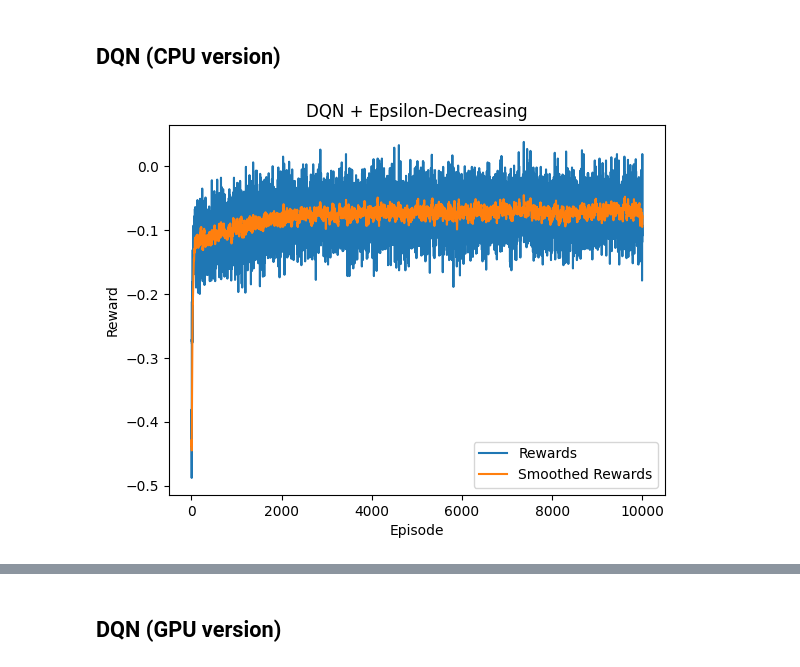
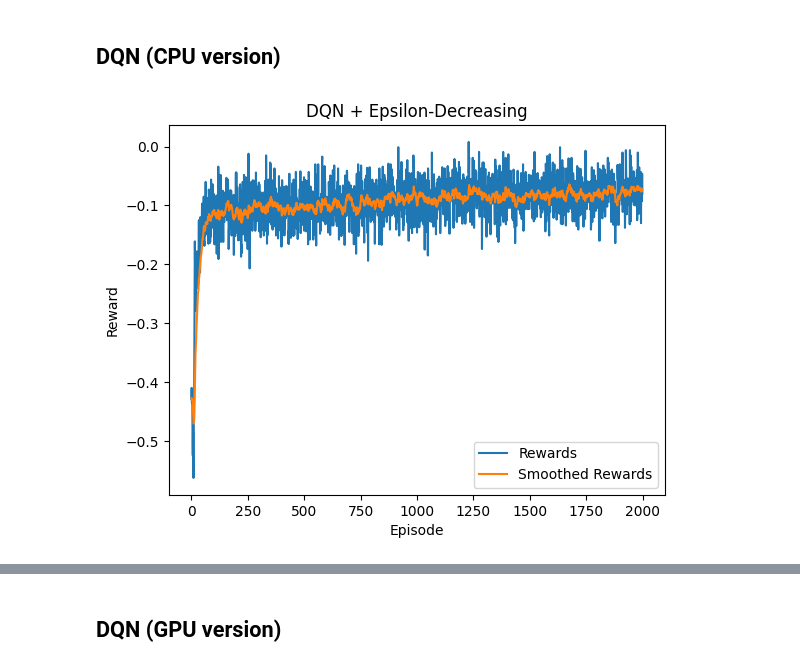
Before and after one commit to yshenbj/rl, a Jupyter notebook: blackjack.ipynb, the cells around one changed output, grey strips where cells are left out. Drawn from its saved outputs; the diff is of its cells as text; code cells hidden in the pictures.

```diff
--- a/blackjack.ipynb
+++ b/blackjack.ipynb
@@ -164,23 +164,23 @@ def get_ema(rewards, smoothing_factor=0.9):
 # %%
 envs = gym.vector.SyncVectorEnv(
     [
     lambda: gym.make('games/Blackjack') for _ in range(1000)
     ]
 )
 qfunction = DeepQFunction(num_states=3, num_actions=2)
-rewards = QLearning(envs, EpsilonDecreasing(), qfunction).execute(episodes=10000)
+rewards = QLearning(envs, EpsilonDecreasing(), qfunction).execute(episodes=2000)
 smoothed_rewards = get_ema(rewards)
 qfunction.save(filename='weights_32.pth')
 
 plt.plot(rewards, label='Rewards')
 plt.plot(smoothed_rewards, label='Smoothed Rewards')
 plt.xlabel('Episode')
 plt.ylabel('Reward')
 plt.legend()
 plt.title('DQN + Epsilon-Decreasing')
 plt.show()
 # %% [output]
-[figure, old version]
+[figure, new version]
 # %%
 def execute_policy(envs, qfunction):
     observations, infos = envs.reset()
```
Also changed, not shown: parts of 3 cells of this notebook, 1 other file.
